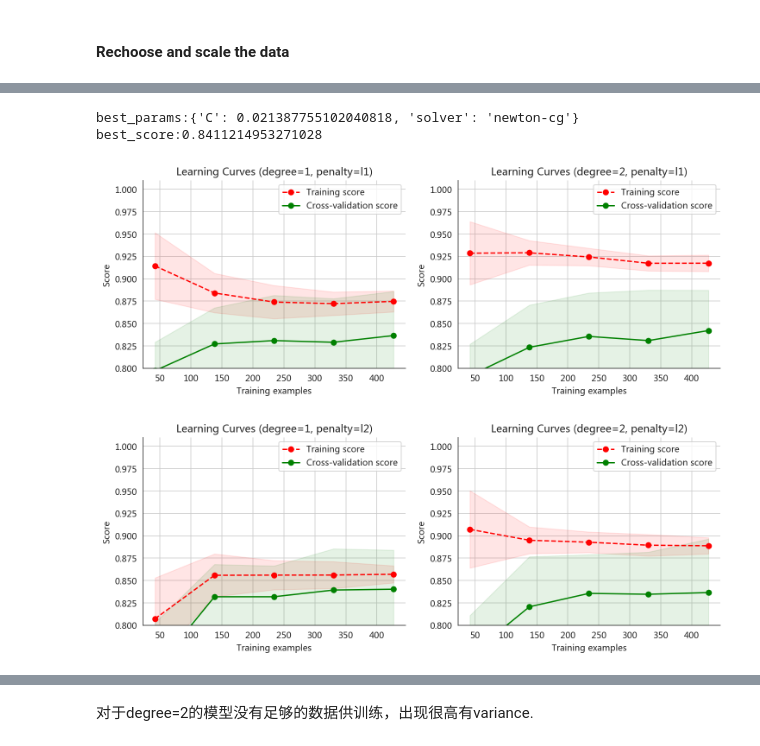
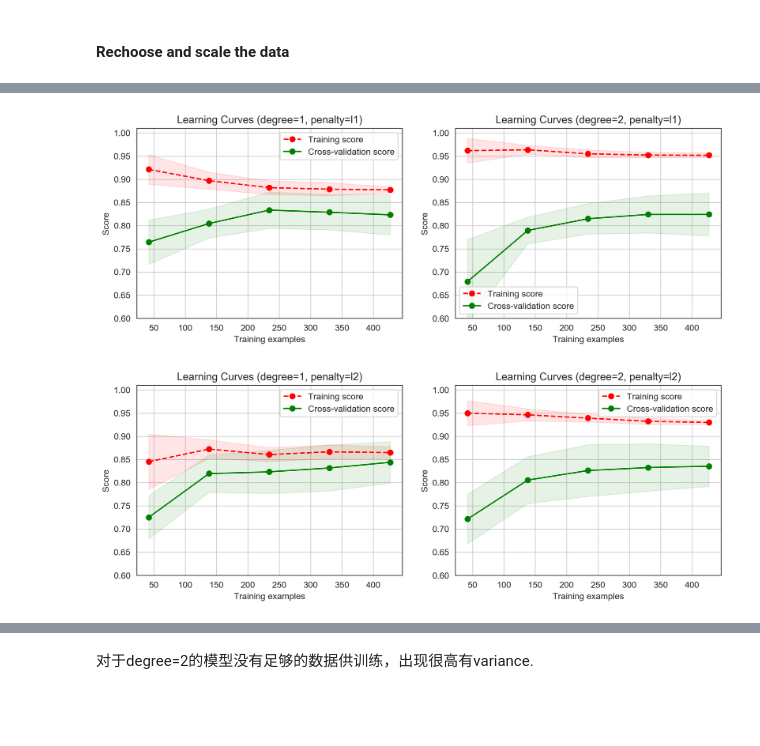
Before and after one commit to mabelfan/modeling, a Jupyter notebook: Titanic_data_analysis/titanic-data.ipynb, the cells around one changed output, grey strips where cells are left out. Cells and saved outputs as stored; diff of their text form; code cells hidden in the pictures; blank space fills up the shorter version.

Commit message:
try more features and stacking models

```diff
--- a/Titanic_data_analysis/titanic-data.ipynb
+++ b/Titanic_data_analysis/titanic-data.ipynb
@@ -1724,8 +2073,0 @@ train score: 0.8782771535580525; test score: 0.8011204481792717
-# %%
-clf = DecisionTreeClassifier(criterion='entropy', min_impurity_decrease=0.012244897959183675)
-clf.fit(X_train, y_train)
-train_score = clf.score(X_train, y_train)
-test_score = clf.score(X_test, y_test)
-print('train score: {0}; test score: {1}'.format(train_score, test_score))
-
-export_graphviz(clf, out_file='DcsTree2.dot')
@@ -1734,20 +2081,17 @@ train score: 0.8539325842696629; test score: 0.7983193277310925
 # %%
 from sklearn.model_selection import learning_curve
 
-train_sizes, train_scores_clf, test_scores_clf \
-= learning_curve(clf, X_train, y_train, train_sizes=np.linspace(0.1, 1, 10),
-                   scoring=acc_scorer, cv=10)
+train_sizes, train_scores_clf, test_scores_clf = learning_curve(clf, X_train, y_train,
+                                                                train_sizes=np.linspace(0.1, 1, 10),
+                                                                scoring=acc_scorer, cv=10)
 
 plt.figure(figsize=(10,6))
 plt.grid()
-plt.plot(train_sizes, train_scores_clf.mean(1), 'o-', color="r",
-         label="Training score")
-plt.plot(train_sizes, test_scores_clf.mean(1), 'o-', color="g",
-         label="Cross-validation score")
+plt.plot(train_sizes, train_scores_clf.mean(1), 'o-', color="r",label="Training score")
+plt.plot(train_sizes, test_scores_clf.mean(1), 'o-', color="g",label="Cross-validation score")
 plt.xlabel("training size")
 plt.ylabel("score")
 plt.title('Learning curves')
 plt.legend(loc="best")
-
-plt.show()
+plt.show();
 # %% [output]
@@ -1812,11 +2156,10 @@ def plot_learning_curve(plt, estimator, title, X, y, ylim=None, cv=None,
                      train_scores_mean + train_scores_std, alpha=0.1,
                      color="r")
     plt.fill_between(train_sizes, test_scores_mean - test_scores_std,
-                     test_scores_mean + test_scores_std, alpha=0.1, color="g")
-    plt.plot(train_sizes, train_scores_mean, 'o--', color="r",
-             label="Training score")
-    plt.plot(train_sizes, test_scores_mean, 'o-', color="g",
-             label="Cross-validation score")
+                     test_scores_mean + test_scores_std, alpha=0.1,
+                     color="g")
+    plt.plot(train_sizes, train_scores_mean, 'o--', color="r",label="Training score")
+    plt.plot(train_sizes, test_scores_mean, 'o-', color="g",label="Cross-validation score")
 
     plt.legend(loc="best")
     return plt
@@ -1855,15 +2200,3 @@ train_score:0.9119850187265918;cv_score:0.7955182072829131
-# %%
-cv = ShuffleSplit(n_splits=10, test_size=0.2, random_state=0)
-
-param_grid = {"C":np.linspace(0.001,1.0,50),
-              "solver":['liblinear','newton-cg', 'lbfgs']}
-model = GridSearchCV(LogisticRegression(max_iter=1000), param_grid, cv=cv, iid=False)
-model.fit(X_train, y_train)
-
-print("best_params:{}\nbest_score:{}".format(model.best_params_, model.best_score_))
-# %% [output]
-best_params:{'C': 0.021387755102040818, 'solver': 'newton-cg'}
-best_score:0.8411214953271028
 # %%
 title = 'Learning Curves (degree={0}, penalty={1})'
 degrees = [1, 2]
@@ -1874,22 +2207,22 @@ for i in range(len(degrees)):
     plt.subplot(1, len(degrees), i + 1)
     plot_learning_curve(plt, polynomial_model(degree=degrees[i], penalty=penalty,
                                               solver='liblinear',max_iter=500),
-                        title.format(degrees[i], penalty), X_train, y_train, ylim=(0.8, 1.01), cv=cv)
+                        title.format(degrees[i], penalty), X_train, y_train, ylim=(0.6, 1.01), cv=cv)
 # %% [output]
-[figure, old version]
+[figure, new version]
 # %%
 title = 'Learning Curves (degree={0}, penalty={1})'
 degrees = [1, 2]
 penalty = 'l2'
 
 plt.figure(figsize=(12, 4), dpi=144)
 for i in range(len(degrees)):
     plt.subplot(1, len(degrees), i + 1)
     plot_learning_curve(plt, polynomial_model(degree=degrees[i], penalty=penalty,
                                               solver='newton-cg', C=0.01, max_iter=300),
-                        title.format(degrees[i], penalty), X_train, y_train, ylim=(0.8, 1.01), cv=cv)
+                        title.format(degrees[i], penalty), X_train, y_train, ylim=(0.6, 1.01), cv=cv)
 # %% [output]
-[figure, old version]
+[figure, new version]
 # %%
 model = polynomial_model(degree=2, penalty='l2', solver='newton-cg', C=0.01)
 model.fit(X_train, y_train)
```
Also changed, not shown: parts of 345 cells of this notebook.
